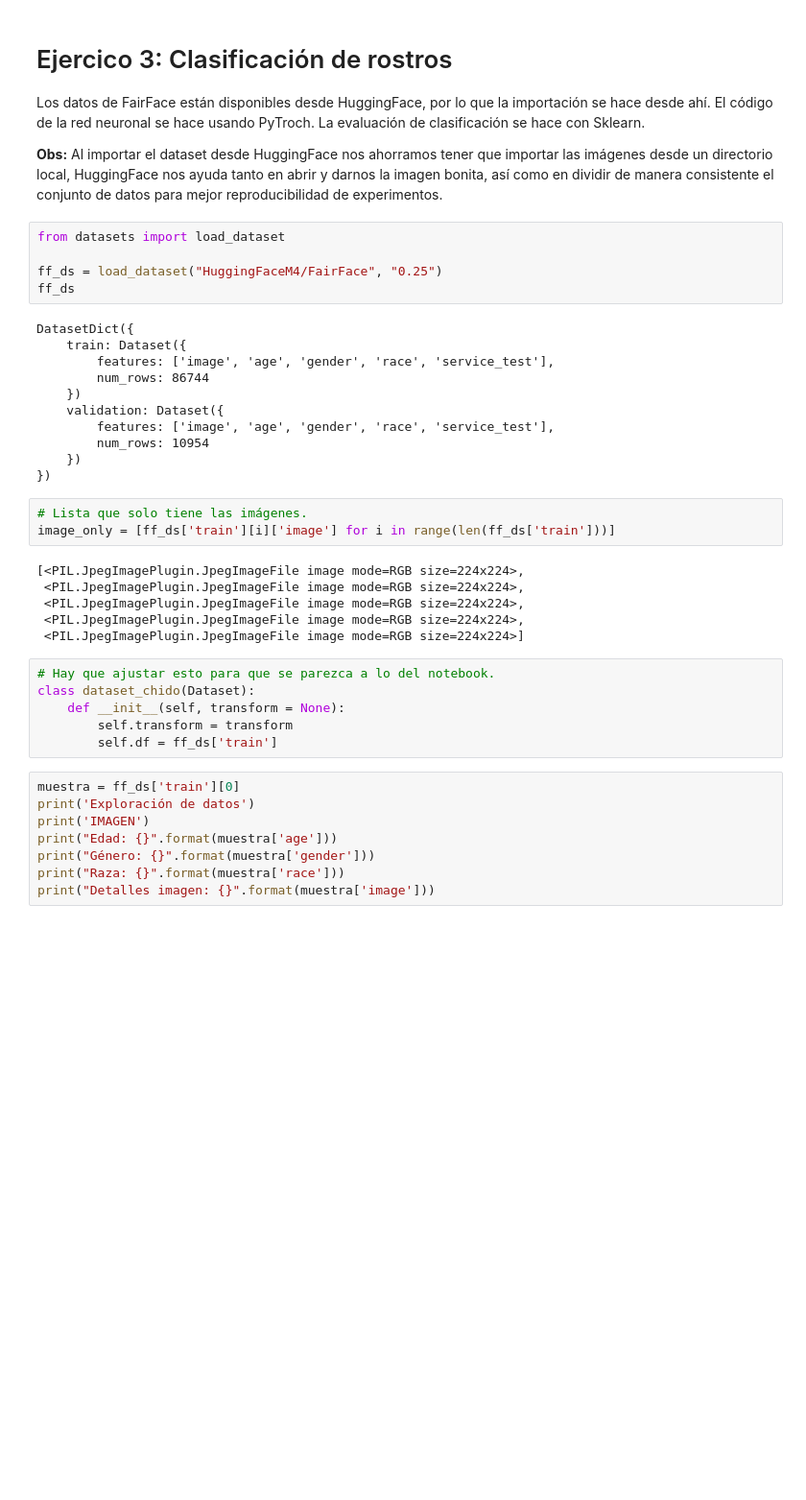
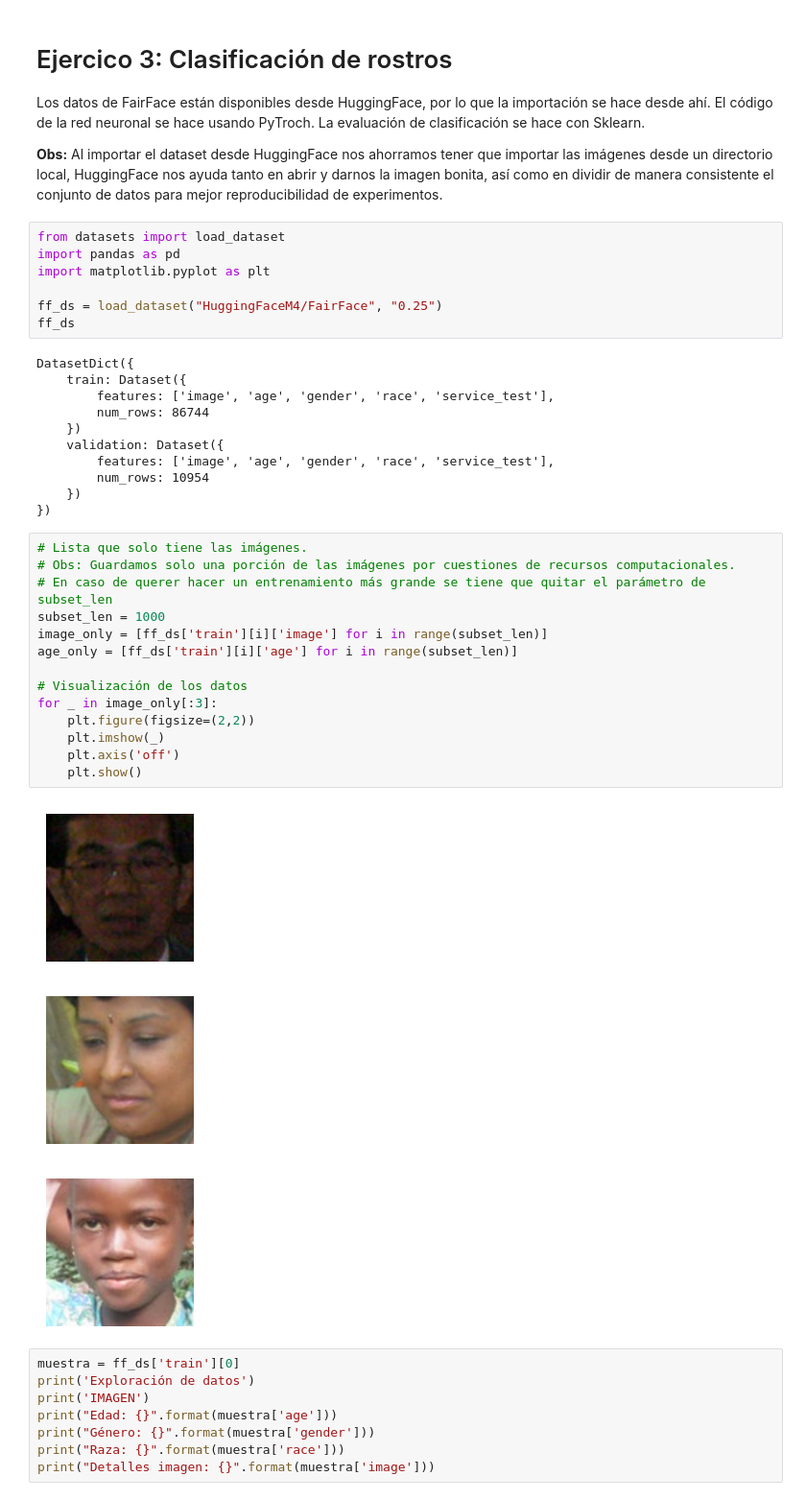
Before and after one commit to Kurocaguama/PCIC, a Jupyter notebook: Aprendizaje profundo/Tarea 2 Convolución.ipynb, the cells around one changed output. Shown at 96% size. Drawn from its saved outputs; the diff is of its cells as text; blank space fills up the shorter version.

```diff
--- a/Aprendizaje profundo/Tarea 2 Convolución.ipynb
+++ b/Aprendizaje profundo/Tarea 2 Convolución.ipynb
@@ -182,6 +182,8 @@ Los datos de FairFace están disponibles desde HuggingFace, por lo que la import
 **Obs:** Al importar el dataset desde HuggingFace nos ahorramos tener que importar las imágenes desde un directorio local, HuggingFace nos ayuda tanto en abrir y darnos la imagen bonita, así como en dividir de manera consistente el conjunto de datos para mejor reproducibilidad de experimentos.
 # %%
 from datasets import load_dataset
+import pandas as pd
+import matplotlib.pyplot as plt
 
 ff_ds = load_dataset("HuggingFaceM4/FairFace", "0.25")
 ff_ds
@@ -196,21 +198,24 @@ DatasetDict({
         num_rows: 10954
     })
 })
-# %%
-# Lista que solo tiene las imágenes.
-image_only = [ff_ds['train'][i]['image'] for i in range(len(ff_ds['train']))]
-# %% [output]
-[<PIL.JpegImagePlugin.JpegImageFile image mode=RGB size=224x224>,
- <PIL.JpegImagePlugin.JpegImageFile image mode=RGB size=224x224>,
- <PIL.JpegImagePlugin.JpegImageFile image mode=RGB size=224x224>,
- <PIL.JpegImagePlugin.JpegImageFile image mode=RGB size=224x224>,
- <PIL.JpegImagePlugin.JpegImageFile image mode=RGB size=224x224>]
-# %%
-# Hay que ajustar esto para que se parezca a lo del notebook.
-class dataset_chido(Dataset):
-    def __init__(self, transform = None):
-        self.transform = transform
-        self.df = ff_ds['train']
+# %%
+# Lista que solo tiene las imágenes.
+# Obs: Guardamos solo una porción de las imágenes por cuestiones de recursos computacionales.
+# En caso de querer hacer un entrenamiento más grande se tiene que quitar el parámetro de subset_len
+subset_len = 1000
+image_only = [ff_ds['train'][i]['image'] for i in range(subset_len)]
+age_only = [ff_ds['train'][i]['age'] for i in range(subset_len)]
+
+# Visualización de los datos
+for _ in image_only[:3]:
+    plt.figure(figsize=(2,2))
+    plt.imshow(_)
+    plt.axis('off')
+    plt.show()
+# %% [output]
+[figure, added]
+[figure, added]
+[figure, added]
 # %%
 muestra = ff_ds['train'][0]
 print('Exploración de datos')
```
Also changed, not shown: parts of 8 cells of this notebook.
